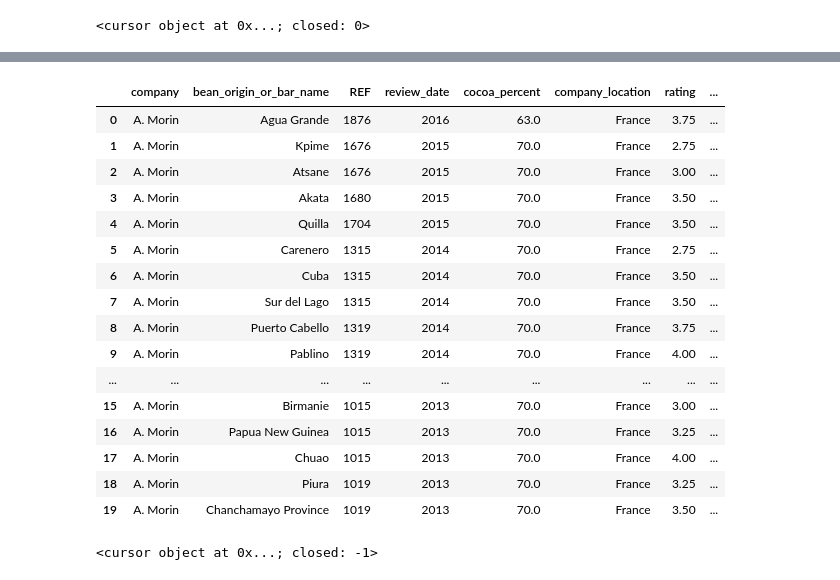
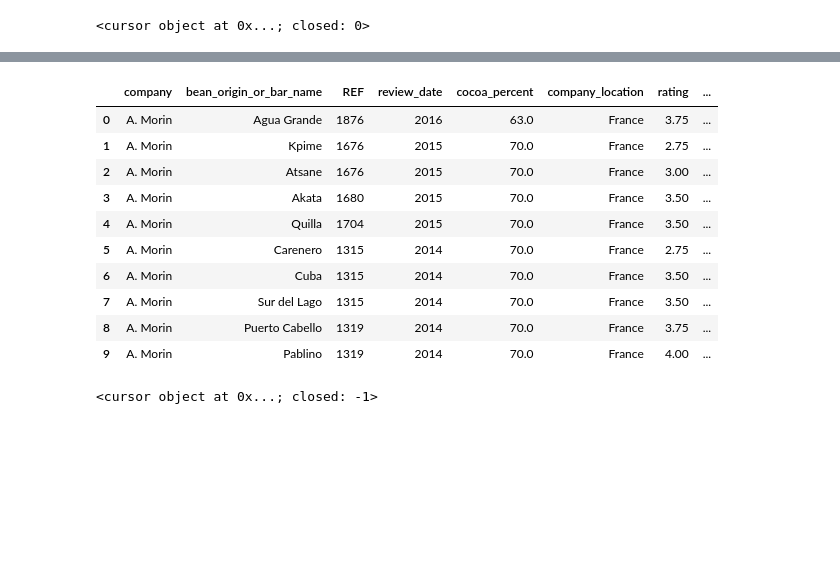
Before and after one commit to jilek/DataBootcampFinalProject, a Jupyter notebook: Yan/db_connect_test.ipynb, the cells around one changed output, grey strips where cells are left out. Drawn from its saved outputs; the diff is of its cells as text; code cells hidden in the pictures; blank space fills up the shorter version.

```diff
--- a/Yan/db_connect_test.ipynb
+++ b/Yan/db_connect_test.ipynb
@@ -198,32 +206,26 @@ cursor
 # %%
 # Join the 2 tables together on broad_bean_origin_country
 
 sql = """ SELECT clean_flavors_table .*, location_table.country_code,location_table.longitude, location_table.latitude
 FROM clean_flavors_table
 INNER JOIN location_table
 ON clean_flavors_table.broad_bean_origin_country = location_table.broad_bean_origin_country;
 """
 
 # Store the joined tables in dataframe
 joined_tables = pd.read_sql(sql, con=connection)
 
 # View the new dataframe combined from two sql tables
-joined_tables.head(20)
+joined_tables.head(10)
 # %% [output]
 |  | company | bean_origin_or_bar_name | REF | review_date | cocoa_percent | company_location | rating | ... |
 | 0 | A. Morin | Agua Grande | 1876 | 2016 | 63.0 | France | 3.75 | ... |
 | 1 | A. Morin | Kpime | 1676 | 2015 | 70.0 | France | 2.75 | ... |
 | 2 | A. Morin | Atsane | 1676 | 2015 | 70.0 | France | 3.00 | ... |
 | 3 | A. Morin | Akata | 1680 | 2015 | 70.0 | France | 3.50 | ... |
 | 4 | A. Morin | Quilla | 1704 | 2015 | 70.0 | France | 3.50 | ... |
 | 5 | A. Morin | Carenero | 1315 | 2014 | 70.0 | France | 2.75 | ... |
 | 6 | A. Morin | Cuba | 1315 | 2014 | 70.0 | France | 3.50 | ... |
 | 7 | A. Morin | Sur del Lago | 1315 | 2014 | 70.0 | France | 3.50 | ... |
 | 8 | A. Morin | Puerto Cabello | 1319 | 2014 | 70.0 | France | 3.75 | ... |
 | 9 | A. Morin | Pablino | 1319 | 2014 | 70.0 | France | 4.00 | ... |
-| ... | ... | ... | ... | ... | ... | ... | ... | ... |
-| 15 | A. Morin | Birmanie | 1015 | 2013 | 70.0 | France | 3.00 | ... |
-| 16 | A. Morin | Papua New Guinea | 1015 | 2013 | 70.0 | France | 3.25 | ... |
-| 17 | A. Morin | Chuao | 1015 | 2013 | 70.0 | France | 4.00 | ... |
-| 18 | A. Morin | Piura | 1019 | 2013 | 70.0 | France | 3.25 | ... |
-| 19 | A. Morin | Chanchamayo Province | 1019 | 2013 | 70.0 | France | 3.50 | ... |
@@ -233,5 +231,0 @@ cursor.close()
-# %%
-# Check that connection is closed where object returned = -1
-cursor
-# %% [output]
-<cursor object at 0x...; closed: -1>
@@ -237,0 +235,5 @@ cursor
+# %%
+# Check that connection is closed where object returned = -1
+cursor
+# %% [output]
+<cursor object at 0x...; closed: -1>
```
Also changed, not shown: parts of 5 cells of this notebook, 6 other files.
